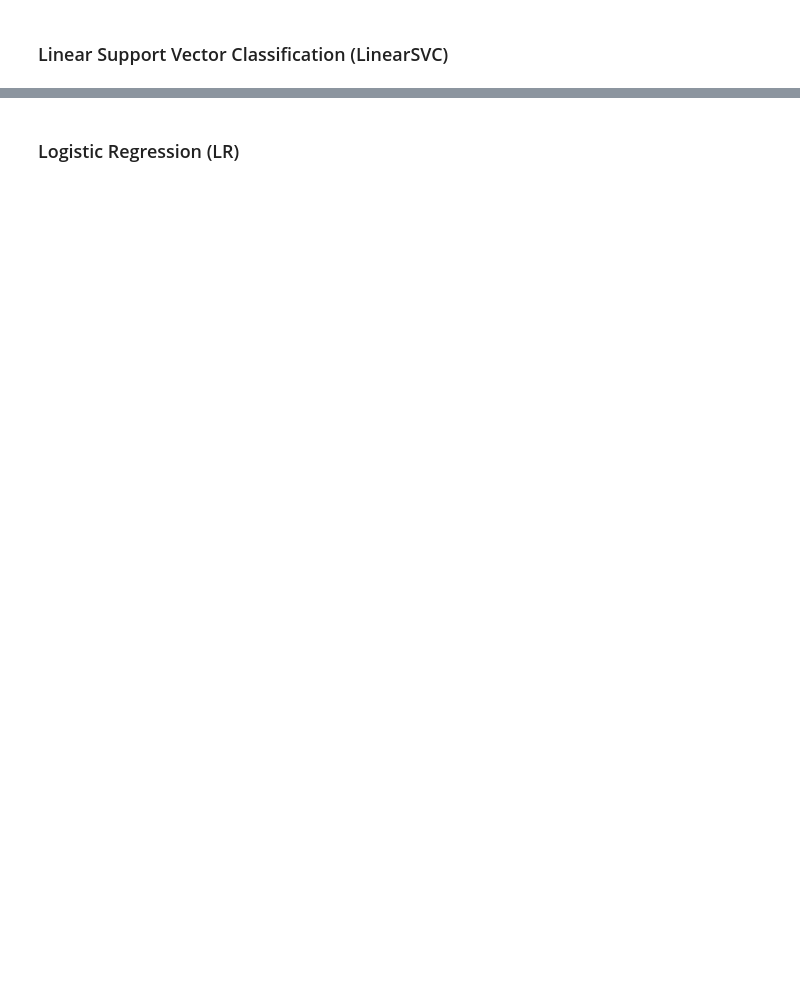
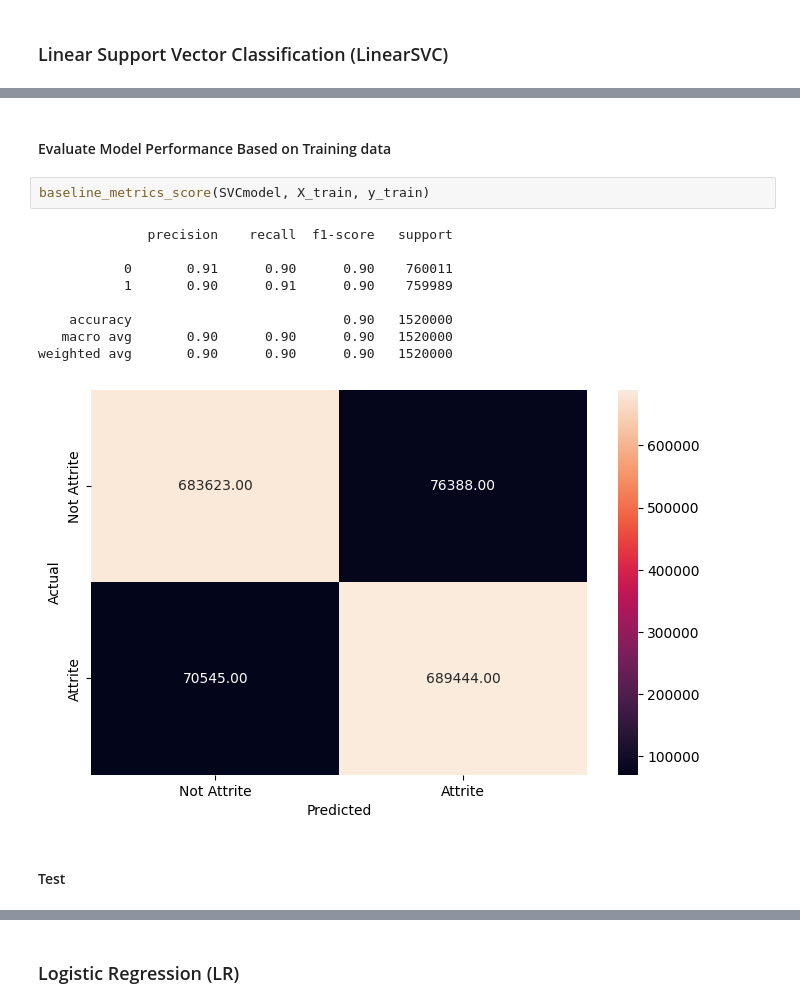
Before and after one commit to efwoods/TwitterSentimentAnalysis, a Jupyter notebook: analysis.ipynb, the cells around one changed output, grey strips where cells are left out. Drawn from its saved outputs; the diff is of its cells as text; blank space fills up the shorter version.

```diff
--- a/analysis.ipynb
+++ b/analysis.ipynb
@@ -220,3 +342,19 @@ model_Evaluate(SVCmodel)
    macro avg       0.82      0.82      0.82     80000
 weighted avg       0.82      0.82      0.82     80000
 [figure]
+# %% [markdown]
+#### Evaluate Model Performance Based on Training data
+# %%
+baseline_metrics_score(SVCmodel, X_train, y_train)
+# %% [output]
+              precision    recall  f1-score   support
+
+           0       0.91      0.90      0.90    760011
+           1       0.90      0.91      0.90    759989
+
+    accuracy                           0.90   1520000
+   macro avg       0.90      0.90      0.90   1520000
+weighted avg       0.90      0.90      0.90   1520000
+[figure, added]
+# %% [markdown]
+#### Test
```
Also changed, not shown: parts of 30 cells of this notebook.
